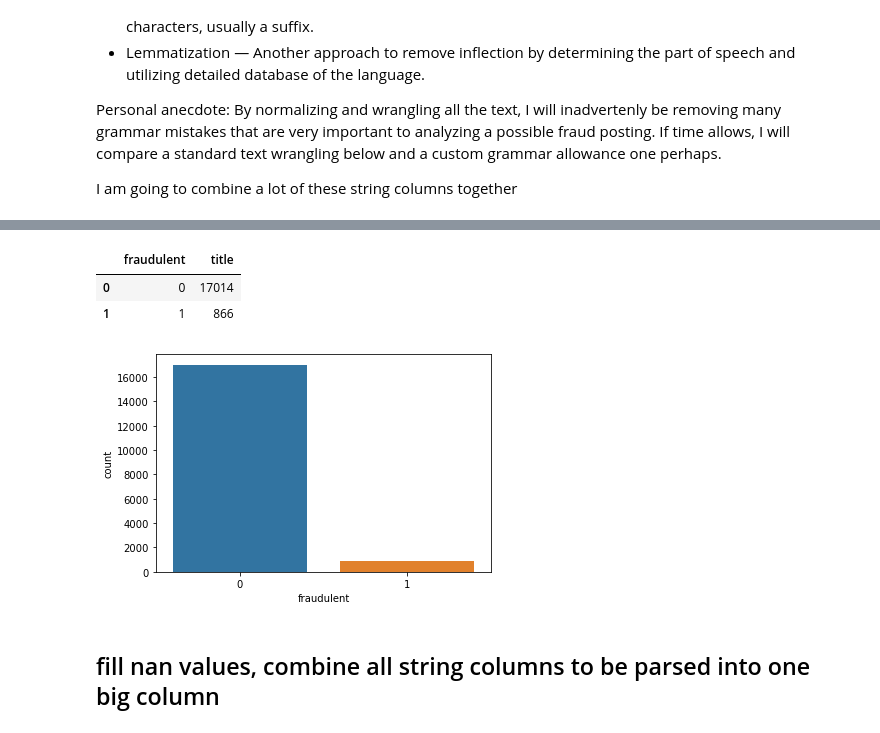
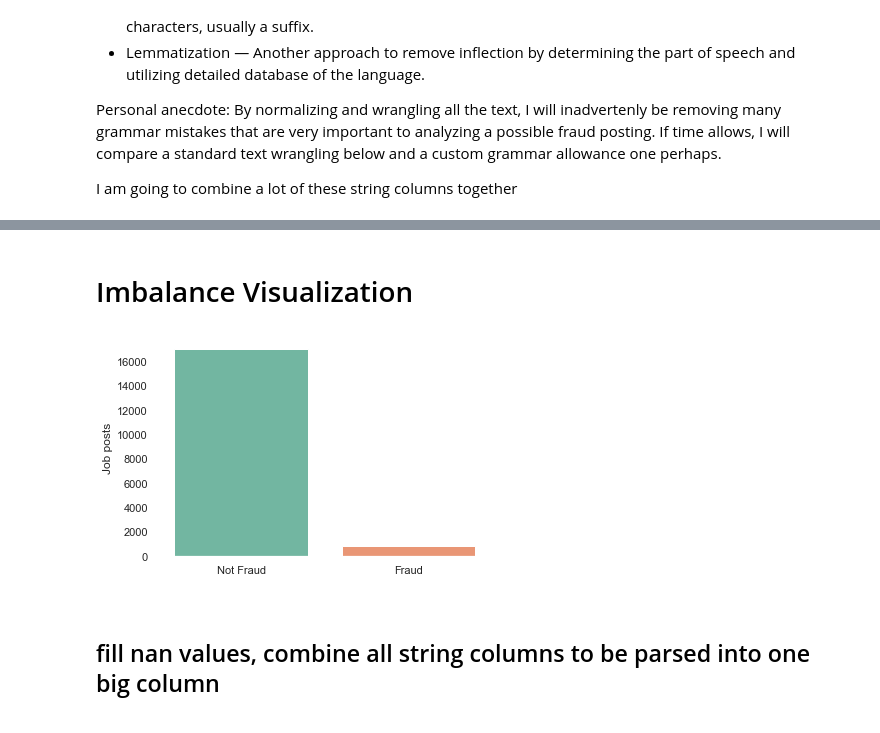
Before and after one commit to SeanBackstrom/Is_The_Job_Posting_Fraud_or_not, a Jupyter notebook: unit-2-build.ipynb, the cells around one changed output, grey strips where cells are left out. Saved outputs shown, nothing was run; the diff lists cells and outputs as text; code cells hidden in the pictures.

```diff
--- a/unit-2-build.ipynb
+++ b/unit-2-build.ipynb
@@ -177,11 +144,18 @@ warnings.filterwarnings("ignore")
+# %% [markdown]
+# Imbalance Visualization
 # %%
 # Heavy Imbalance
-sns.countplot(df.fraudulent)
+sns.set(style="darkgrid")
+
+ax = sns.countplot(df.fraudulent, palette="Set2")
+ax.set_xticklabels(labels=['Not Fraud','Fraud'])
+ax.set_xlabel(' ')
+ax.set_ylabel('Job posts')
+
 df.groupby('fraudulent').count()['title'].reset_index().sort_values(by='title',ascending=False)
+plt.grid(False)
+ax.set_facecolor('white')
 # %% [output]
-|  | fraudulent | title |
-| 0 | 0 | 17014 |
-| 1 | 1 | 866 |
-[figure, old version]
+[figure, new version]
 # %% [markdown]
 ## fill nan values, combine all string columns to be parsed into one big column
```
Also changed, not shown: parts of 75 cells of this notebook.
